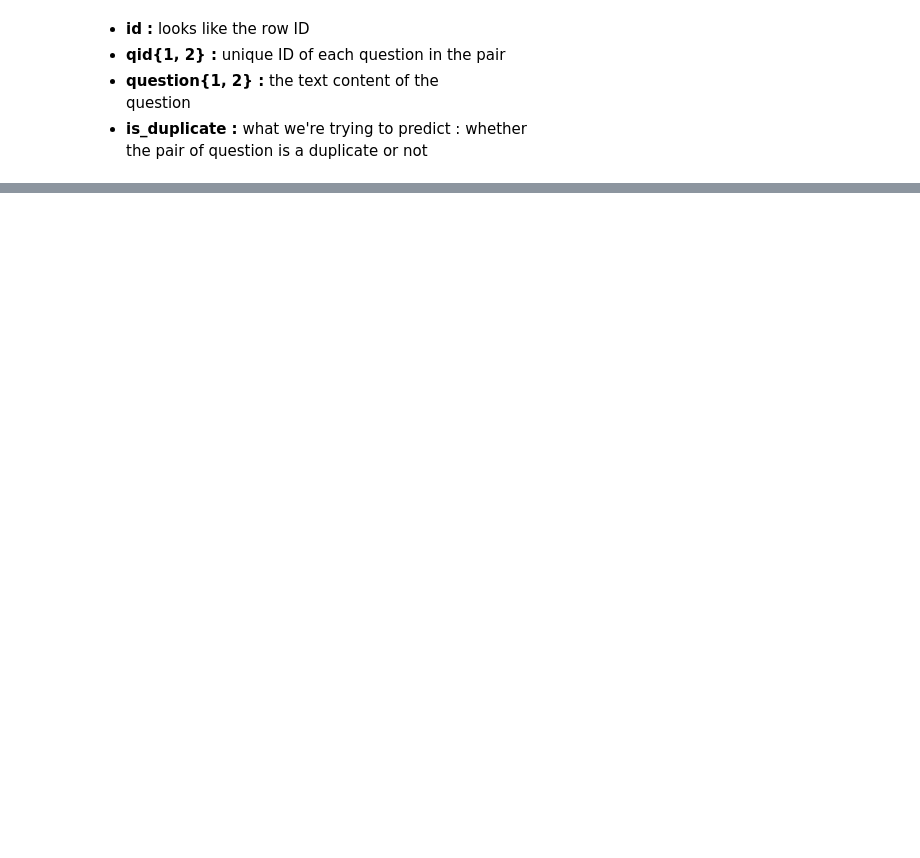
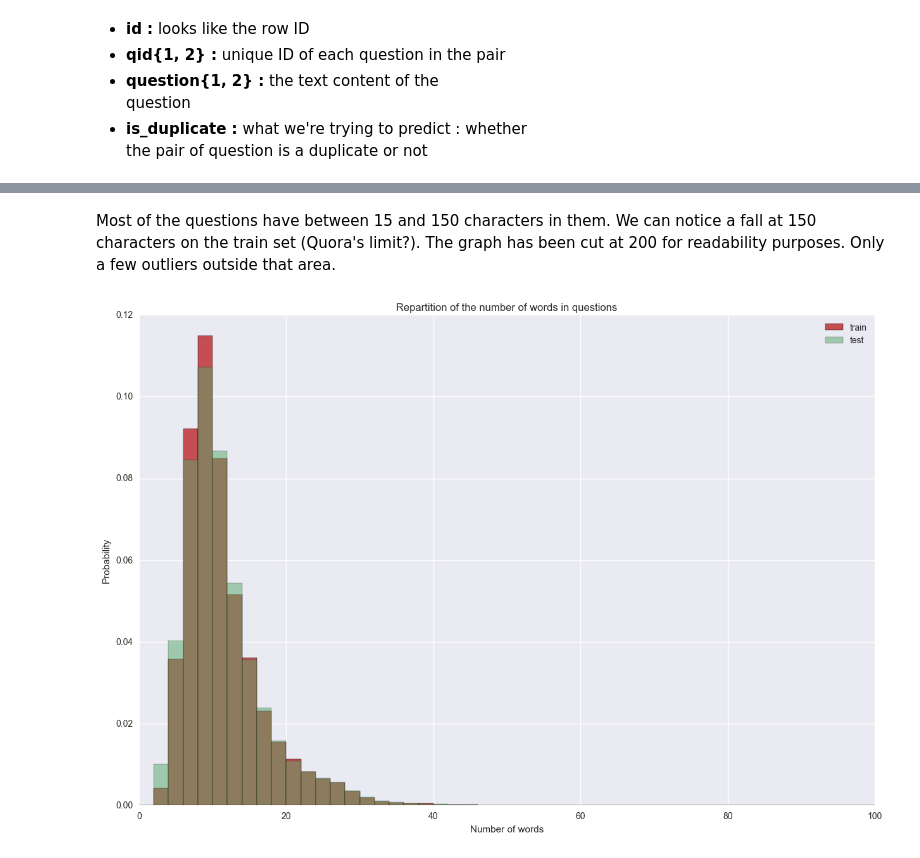
Before and after one commit to Quentinvajou/kaggle-quora-nlp, a Jupyter notebook: eda_quora_nlp.ipynb, the cells around one changed output, grey strips where cells are left out. Drawn from its saved outputs; the diff is of its cells as text; code cells hidden in the pictures; blank space fills up the shorter version.

```diff
--- a/eda_quora_nlp.ipynb
+++ b/eda_quora_nlp.ipynb
@@ -33,0 +147,16 @@ df_train.head()
+# %% [markdown]
+Most of the questions have between 15 and 150 characters in them. We can notice a fall at 150 characters on the train set (Quora's limit?). The graph has been cut at 200 for readability purposes. Only a few outliers outside that area.
+# %%
+dist_train = train_qs.apply(lambda x: len(x.split(' ')))
+dist_test = test_qs.apply(lambda x: len(x.split(' ')))
+
+plt.figure(figsize=(15,10))
+plt.hist(dist_train, bins=50, normed=True, color=pal[2], range=[0,100], label='train')
+plt.hist(dist_test, bins=50, normed=True, color=pal[1], range=[0,100], label='test', alpha=0.5)
+plt.title("Repartition of the number of words in questions")
+plt.legend()
+plt.xlabel("Number of words")
+plt.ylabel("Probability")
+plt.show()
+# %% [output]
+[figure, added]
```
Also changed, not shown: parts of 21 cells of this notebook, 1 other file.
